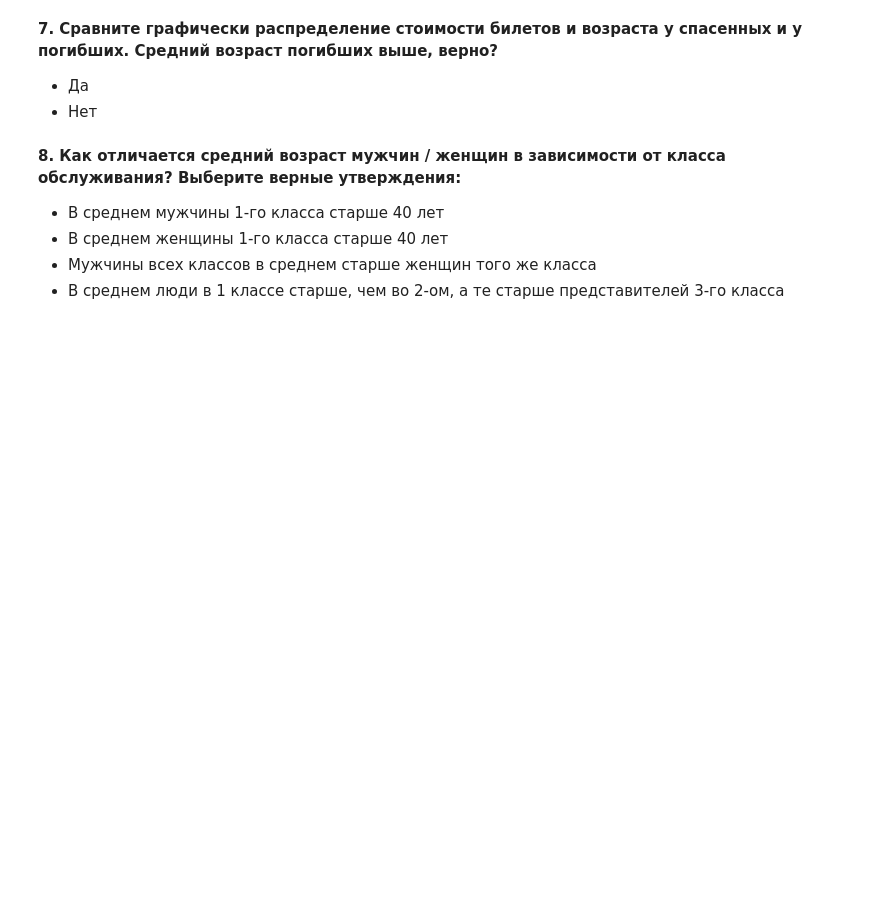
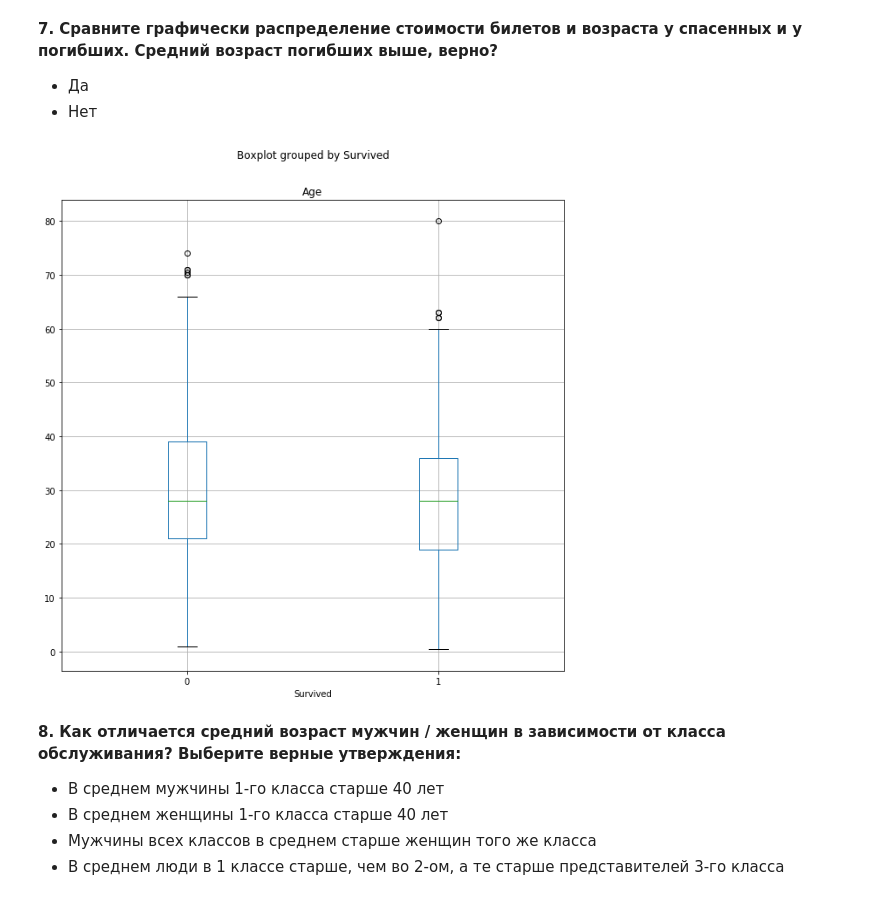
Before and after one commit to KShirokov/mlcourse.ai, a Jupyter notebook: jupyter_russian/topic01_pandas_data_analysis/lesson1_practice_pandas_titanic.ipynb, the cells around one changed output. Saved outputs shown, nothing was run; the diff lists cells and outputs as text; code cells hidden in the pictures; blank space fills up the shorter version.

```diff
--- a/jupyter_russian/topic01_pandas_data_analysis/lesson1_practice_pandas_titanic.ipynb
+++ b/jupyter_russian/topic01_pandas_data_analysis/lesson1_practice_pandas_titanic.ipynb
@@ -187,6 +187,11 @@ print(surv(male) , surv(female))
 **7. Сравните графически распределение стоимости билетов и возраста у спасенных и у погибших. Средний возраст погибших выше, верно?**
 - Да
 - Нет
+# %%
+data.boxplot(column=['Age'], by='Survived', figsize = (10,10))
+plt.show()
+# %% [output]
+[figure, added]
 # %% [markdown]
 **8. Как отличается средний возраст мужчин / женщин в зависимости от класса обслуживания? Выберите верные утверждения:**
 - В среднем мужчины 1-го класса старше 40 лет
```
